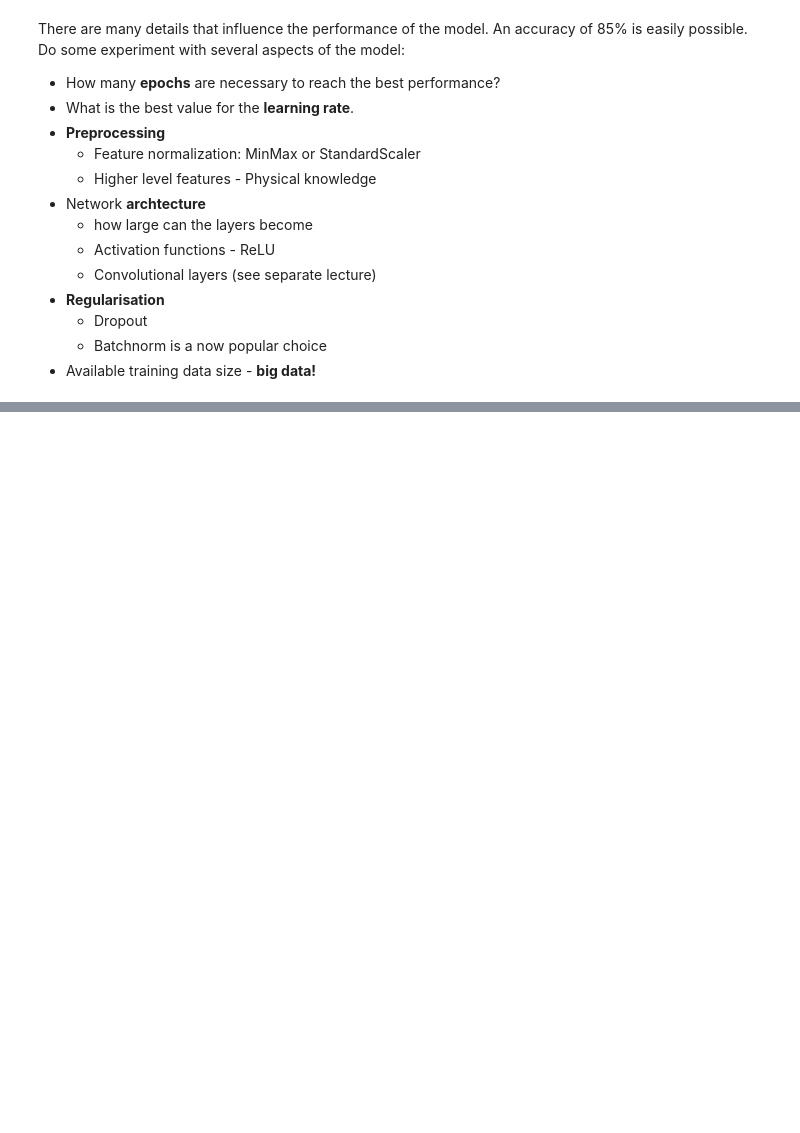
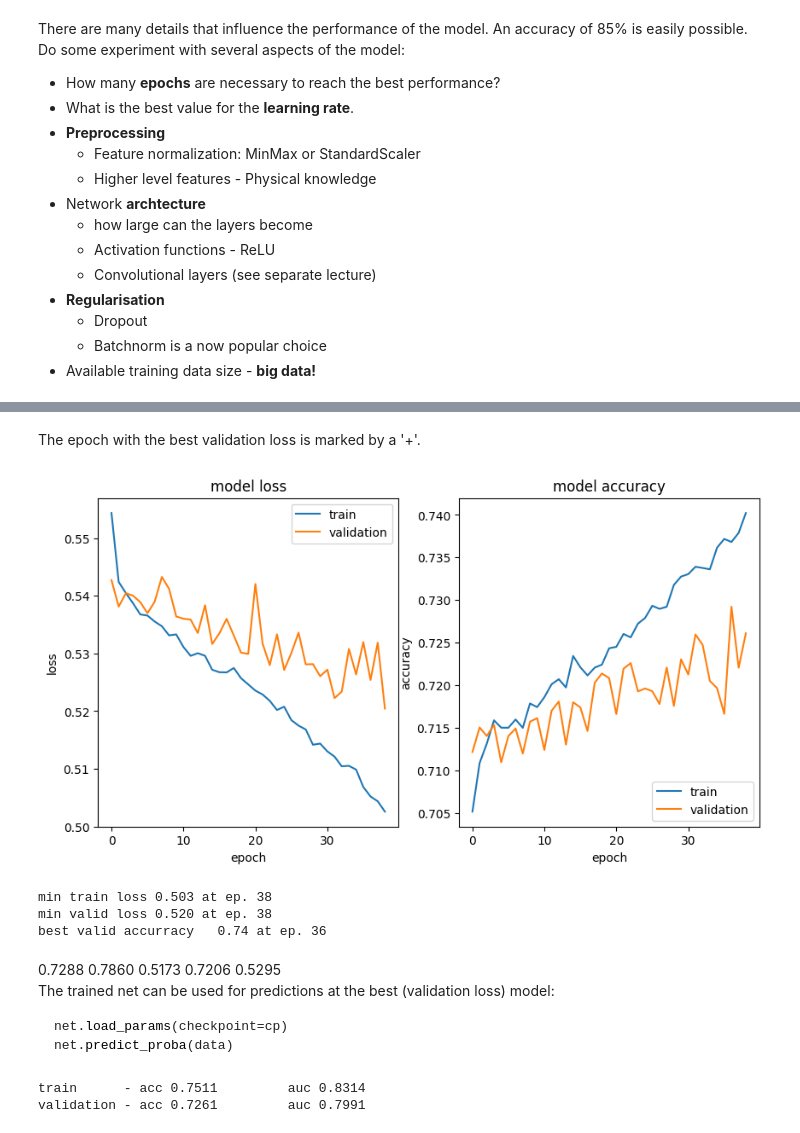
Before and after one commit to dkgithub/wiehl24, a Jupyter notebook: PyTorch_jet_flavor_classification_solution.ipynb, the cells around one changed output, grey strips where cells are left out. Drawn from its saved outputs; the diff is of its cells as text; code cells hidden in the pictures; blank space fills up the shorter version.

````diff
--- a/PyTorch_jet_flavor_classification_solution.ipynb
+++ b/PyTorch_jet_flavor_classification_solution.ipynb
@@ -818,0 +945,2 @@ A possible sequence of experiments
+# %%
+net.partial_fit(c_vectors_train, labels_train)
@@ -818,0 +979,33 @@ A possible sequence of experiments
+# %% [markdown]
+The epoch with the best validation loss is marked by a '+'.
+# %%
+hlp.plots.plotLearningCurvesSkorch(net.history)
+# %% [output]
+[figure, added]
+min train loss 0.503 at ep. 38
+min valid loss 0.520 at ep. 38
+best valid accurracy   0.74 at ep. 36
+# %% [markdown]
+0.7288     0.7860        0.5173       0.7206        0.5295
+The trained net can be used for predictions at the best (validation loss) model:
+```python
+net.load_params(checkpoint=cp)
+net.predict_proba(data)
+```
+# %%
+from sklearn.metrics import accuracy_score,roc_auc_score
+# net.predict_proba gives 2 probability (background/signal)
+# as expected from sklearn classifiers
+# here, we need only the second value
+net.load_params(checkpoint=cp)
+predictions_train = net.predict_proba(c_vectors_train)[:,1]
+predictions_valid = net.predict_proba(c_vectors_valid)[:,1]
+acc_train = accuracy_score(labels_train,predictions_train>0.5)
+auc_train = roc_auc_score(labels_train,predictions_train)
+acc_valid = accuracy_score(labels_valid,predictions_valid>0.5)
+auc_valid = roc_auc_score(labels_valid,predictions_valid)
+print(f'train      - acc {acc_train:.4f} \tauc {auc_train:.4f} ')
+print(f'validation - acc {acc_valid:.4f} \tauc {auc_valid:.4f} ')
+# %% [output]
+train      - acc 0.7511         auc 0.8314
+validation - acc 0.7261         auc 0.7991
````
Also changed, not shown: parts of 26 cells of this notebook.
